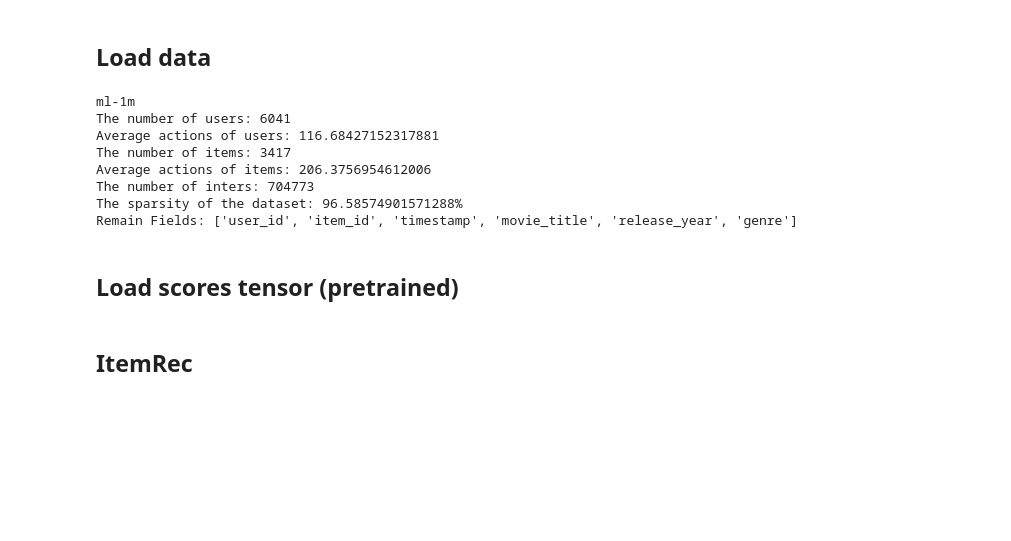
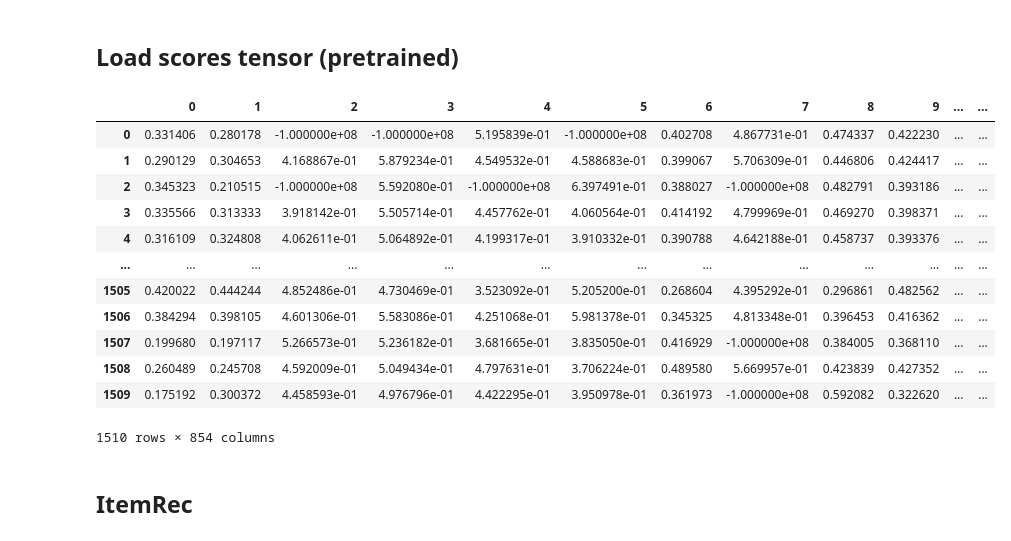
Before and after one commit to xderui/ItemRec, a Jupyter notebook: ItemRec.ipynb, the cells around one changed output. Drawn from its saved outputs; the diff is of its cells as text; code cells hidden in the pictures; blank space fills up the shorter version.

```diff
--- a/ItemRec.ipynb
+++ b/ItemRec.ipynb
@@ -1,30 +1,29 @@
-# %% [markdown]
-## Load data
-# %%
-import pandas as pd
-import pickle
-
-data_name = 'ml-1m'
-data_type = 'train'
-
-with open(f'./datasets/{data_name}/{data_name}-dataset_{data_type}.pth', 'rb') as f:
-    data = pickle.load(f)
-data
-# %% [output]
-ml-1m
-The number of users: 6041
-Average actions of users: 116.68427152317881
-The number of items: 3417
-Average actions of items: 206.3756954612006
-The number of inters: 704773
-The sparsity of the dataset: 96.58574901571288%
-Remain Fields: ['user_id', 'item_id', 'timestamp', 'movie_title', 'release_year', 'genre']
 # %% [markdown]
 ## Load scores tensor (pretrained)
 # %%
 import pandas as pd
+import pickle
+import pandas as pd
 model_name = 'SimpleX'
-scores_tensor_df = pd.read_csv(f'./pretrained_scores/{data_name}/{model_name}_{data_name}_scores_tensor.csv', header=None)
+data_name = 'ml-1m'
+
+# scores_tensor_df = pd.read_csv(f'./pretrained_scores/{data_name}/{model_name}_{data_name}_scores_tensor.csv', header=None)
+scores_tensor_df = pd.read_csv(f'./pretrained_scores/{data_name}/{model_name}_{data_name}_scores_tensor.txt', header=None)
+scores_tensor_df
+# %% [output]
+|  | 0 | 1 | 2 | 3 | 4 | 5 | 6 | 7 | 8 | 9 | ... | ... |
+| 0 | 0.331406 | 0.280178 | -1.000000e+08 | -1.000000e+08 | 5.195839e-01 | -1.000000e+08 | 0.402708 | 4.867731e-01 | 0.474337 | 0.422230 | ... | ... |
+| 1 | 0.290129 | 0.304653 | 4.168867e-01 | 5.879234e-01 | 4.549532e-01 | 4.588683e-01 | 0.399067 | 5.706309e-01 | 0.446806 | 0.424417 | ... | ... |
+| 2 | 0.345323 | 0.210515 | -1.000000e+08 | 5.592080e-01 | -1.000000e+08 | 6.397491e-01 | 0.388027 | -1.000000e+08 | 0.482791 | 0.393186 | ... | ... |
+| 3 | 0.335566 | 0.313333 | 3.918142e-01 | 5.505714e-01 | 4.457762e-01 | 4.060564e-01 | 0.414192 | 4.799969e-01 | 0.469270 | 0.398371 | ... | ... |
+| 4 | 0.316109 | 0.324808 | 4.062611e-01 | 5.064892e-01 | 4.199317e-01 | 3.910332e-01 | 0.390788 | 4.642188e-01 | 0.458737 | 0.393376 | ... | ... |
+| ... | ... | ... | ... | ... | ... | ... | ... | ... | ... | ... | ... | ... |
+| 1505 | 0.420022 | 0.444244 | 4.852486e-01 | 4.730469e-01 | 3.523092e-01 | 5.205200e-01 | 0.268604 | 4.395292e-01 | 0.296861 | 0.482562 | ... | ... |
+| 1506 | 0.384294 | 0.398105 | 4.601306e-01 | 5.583086e-01 | 4.251068e-01 | 5.981378e-01 | 0.345325 | 4.813348e-01 | 0.396453 | 0.416362 | ... | ... |
+| 1507 | 0.199680 | 0.197117 | 5.266573e-01 | 5.236182e-01 | 3.681665e-01 | 3.835050e-01 | 0.416929 | -1.000000e+08 | 0.384005 | 0.368110 | ... | ... |
+| 1508 | 0.260489 | 0.245708 | 4.592009e-01 | 5.049434e-01 | 4.797631e-01 | 3.706224e-01 | 0.489580 | 5.669957e-01 | 0.423839 | 0.427352 | ... | ... |
+| 1509 | 0.175192 | 0.300372 | 4.458593e-01 | 4.976796e-01 | 4.422295e-01 | 3.950978e-01 | 0.361973 | -1.000000e+08 | 0.592082 | 0.322620 | ... | ... |
+1510 rows × 854 columns
 # %% [markdown]
 ## ItemRec
 # %%
```
Also changed, not shown: parts of 5 cells of this notebook, 9 other files.
